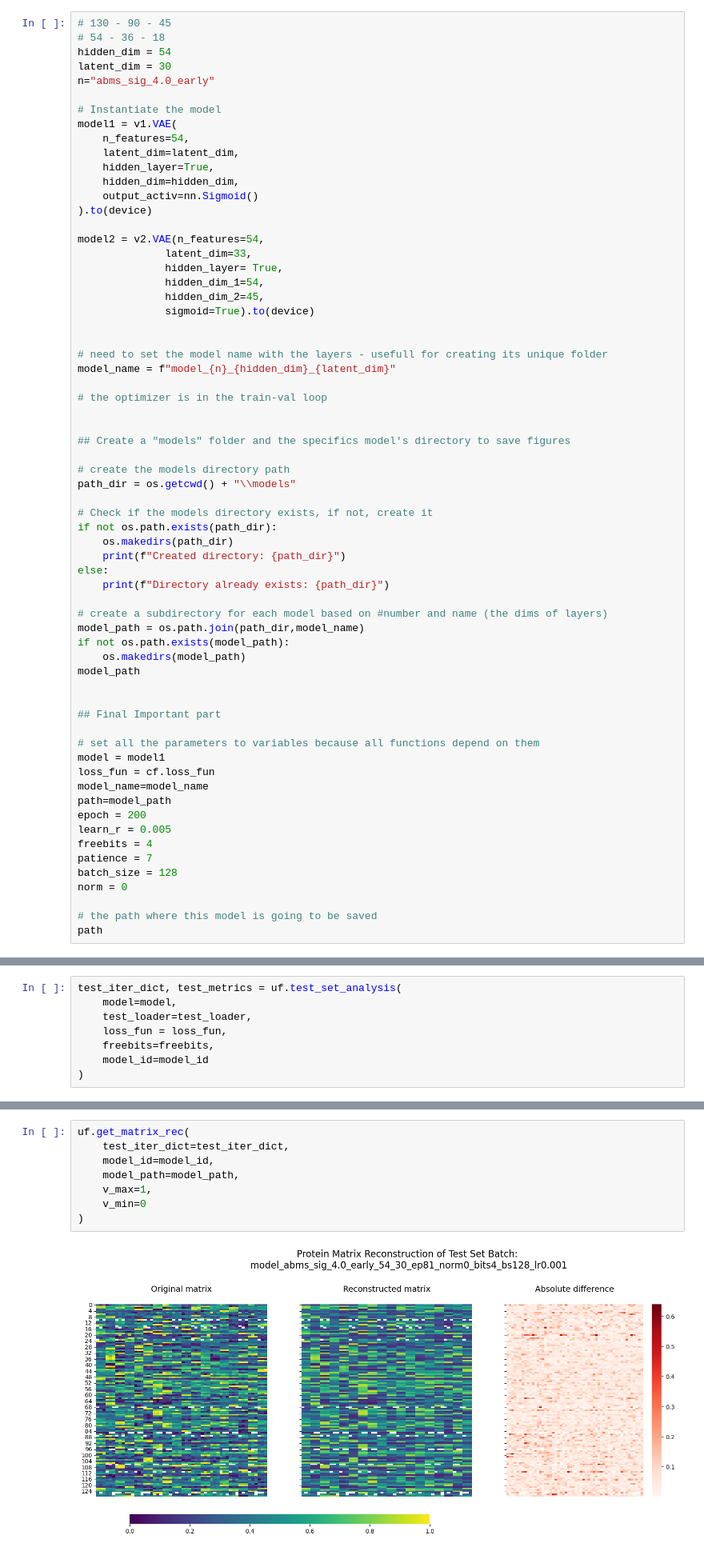
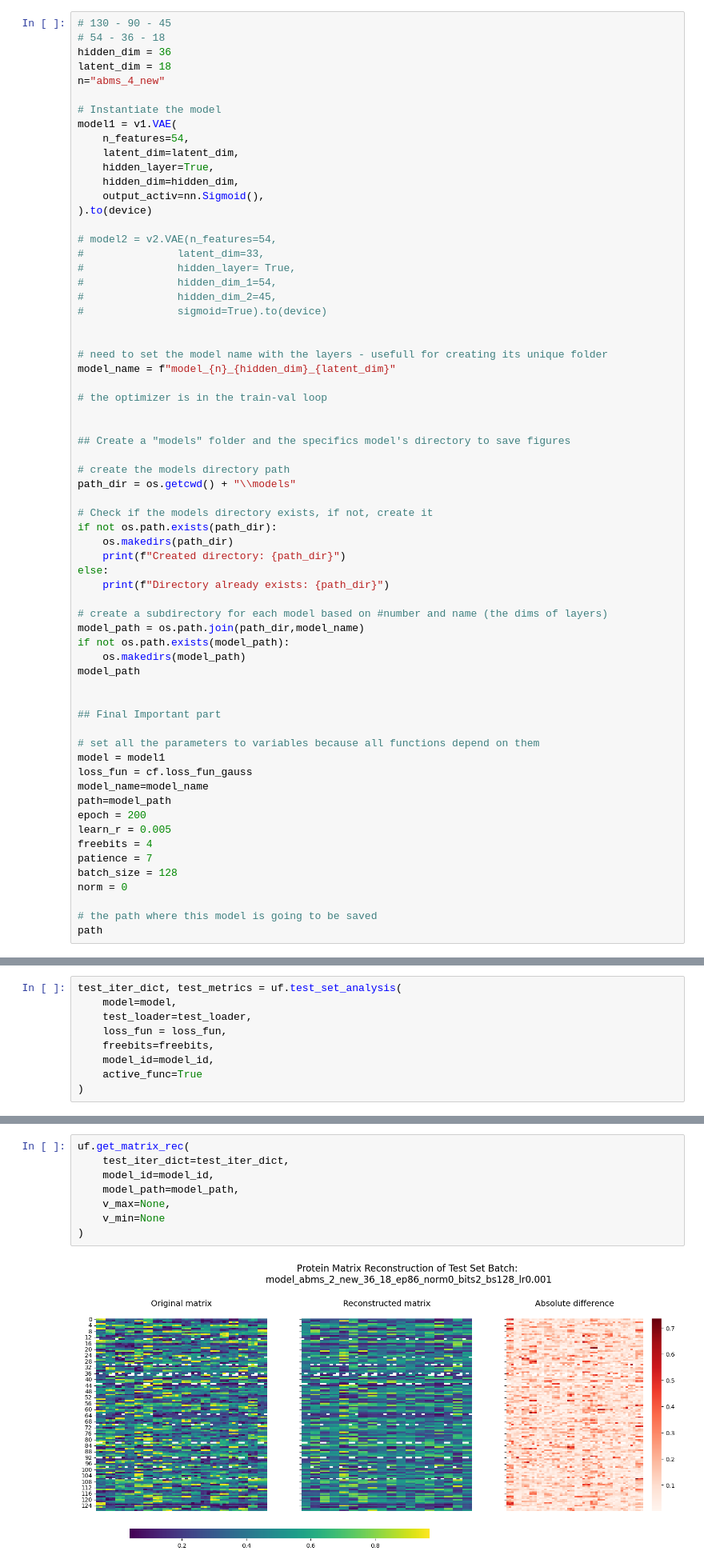
Before and after one commit to panos-gbio/Proteomics-in-Latent-Space, a Jupyter notebook: 02_run_model_ABMS.ipynb, the cells around one changed output, grey strips where cells are left out. Shown at 80% size. Cells and saved outputs as stored; diff of their text form.

```diff
--- a/02_run_model_ABMS.ipynb
+++ b/02_run_model_ABMS.ipynb
@@ -280,9 +292,9 @@ During training, these are computed:
 # %%
 # 130 - 90 - 45
 # 54 - 36 - 18
-hidden_dim = 54
-latent_dim = 30
-n="abms_sig_4.0_early"
+hidden_dim = 36
+latent_dim = 18
+n="abms_4_new"
 
 # Instantiate the model
 model1 = v1.VAE(
@@ -290,15 +302,15 @@ model1 = v1.VAE(
     latent_dim=latent_dim,
     hidden_layer=True,
     hidden_dim=hidden_dim,
-    output_activ=nn.Sigmoid()
+    output_activ=nn.Sigmoid(),
 ).to(device)
 
-model2 = v2.VAE(n_features=54,
-              latent_dim=33,
-              hidden_layer= True,
-              hidden_dim_1=54,
-              hidden_dim_2=45,
-              sigmoid=True).to(device)
+# model2 = v2.VAE(n_features=54,
+#               latent_dim=33,
+#               hidden_layer= True,
+#               hidden_dim_1=54,
+#               hidden_dim_2=45,
+#               sigmoid=True).to(device)
 
 
 # need to set the model name with the layers - usefull for creating its unique folder
@@ -330,7 +342,7 @@ model_path
 
 # set all the parameters to variables because all functions depend on them
 model = model1
-loss_fun = cf.loss_fun
+loss_fun = cf.loss_fun_gauss
 model_name=model_name
 path=model_path
 epoch = 200
@@ -468,6 +480,7 @@ test_iter_dict, test_metrics = uf.test_set_analysis(
     test_loader=test_loader,
     loss_fun = loss_fun,
     freebits=freebits,
-    model_id=model_id
+    model_id=model_id,
+    active_func=True
 )
 # %% [output]
@@ -518,10 +532,10 @@ Using this model model_abms_sig_4.0_early_54_30_ep81_norm0_bits4_bs128_lr0.001
 # %%
 uf.get_matrix_rec(
     test_iter_dict=test_iter_dict,
     model_id=model_id,
     model_path=model_path,
-    v_max=1,
-    v_min=0
+    v_max=None,
+    v_min=None
 )
 # %% [output]
-[figure, old version]
+[figure, new version]
```
Also changed, not shown: parts of 32 cells of this notebook, 7 other files.
